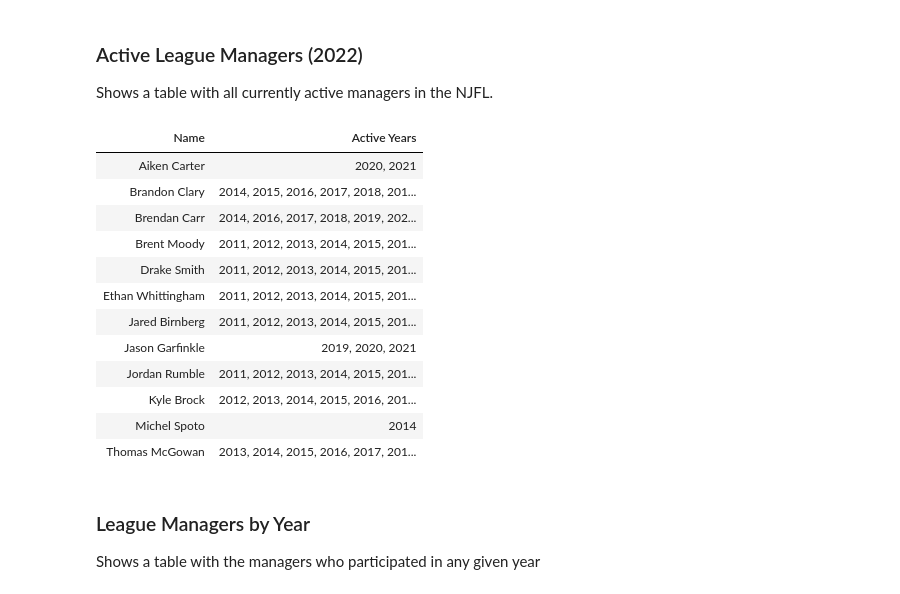
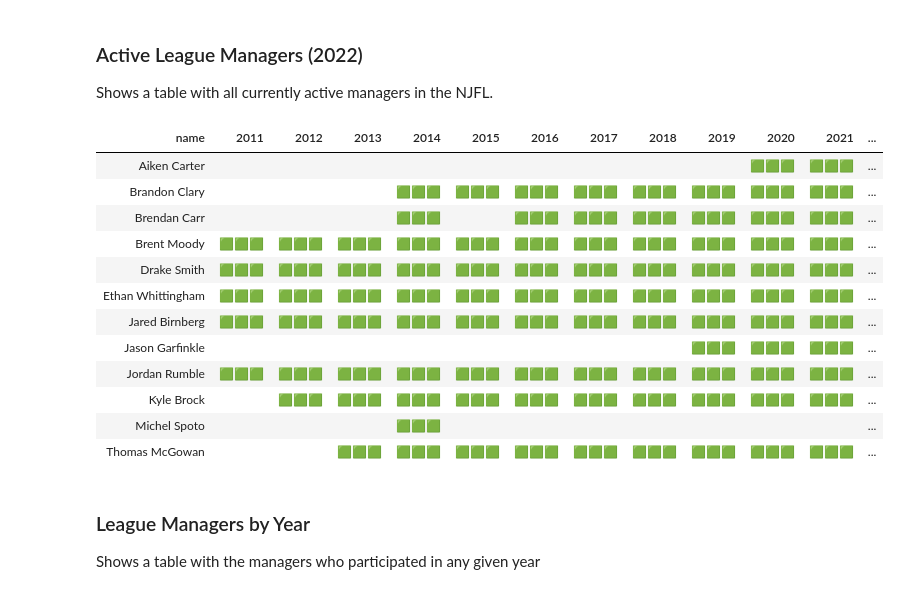
Before and after one commit to brendancarr34/fantasy-football-model, a Jupyter notebook: NJFL_Application.ipynb, the cells around one changed output. Drawn from its saved outputs; the diff is of its cells as text; code cells hidden in the pictures.

```diff
--- a/NJFL_Application.ipynb
+++ b/NJFL_Application.ipynb
@@ -829,22 +931,23 @@ app.displayLeagueManagers()
 ### Active League Managers (2022)
 
 Shows a table with all currently active managers in the NJFL.
-# %%
-app.displayActiveLeagueManagers()
-# %% [output]
-| Name | Active Years |
-| Aiken Carter | 2020, 2021 |
-| Brandon Clary | 2014, 2015, 2016, 2017, 2018, 201... |
-| Brendan Carr | 2014, 2016, 2017, 2018, 2019, 202... |
-| Brent Moody | 2011, 2012, 2013, 2014, 2015, 201... |
-| Drake Smith | 2011, 2012, 2013, 2014, 2015, 201... |
-| Ethan Whittingham | 2011, 2012, 2013, 2014, 2015, 201... |
-| Jared Birnberg | 2011, 2012, 2013, 2014, 2015, 201... |
-| Jason Garfinkle | 2019, 2020, 2021 |
-| Jordan Rumble | 2011, 2012, 2013, 2014, 2015, 201... |
-| Kyle Brock | 2012, 2013, 2014, 2015, 2016, 201... |
-| Michel Spoto | 2014 |
-| Thomas McGowan | 2013, 2014, 2015, 2016, 2017, 201... |
+# %%
+# app.displayActiveLeagueManagers()
+app.displayActiveLeagueManagers2()
+# %% [output]
+| name | 2011 | 2012 | 2013 | 2014 | 2015 | 2016 | 2017 | 2018 | 2019 | 2020 | 2021 | ... |
+| Aiken Carter |  |  |  |  |  |  |  |  |  | 🟩🟩🟩 | 🟩🟩🟩 | ... |
+| Brandon Clary |  |  |  | 🟩🟩🟩 | 🟩🟩🟩 | 🟩🟩🟩 | 🟩🟩🟩 | 🟩🟩🟩 | 🟩🟩🟩 | 🟩🟩🟩 | 🟩🟩🟩 | ... |
+| Brendan Carr |  |  |  | 🟩🟩🟩 |  | 🟩🟩🟩 | 🟩🟩🟩 | 🟩🟩🟩 | 🟩🟩🟩 | 🟩🟩🟩 | 🟩🟩🟩 | ... |
+| Brent Moody | 🟩🟩🟩 | 🟩🟩🟩 | 🟩🟩🟩 | 🟩🟩🟩 | 🟩🟩🟩 | 🟩🟩🟩 | 🟩🟩🟩 | 🟩🟩🟩 | 🟩🟩🟩 | 🟩🟩🟩 | 🟩🟩🟩 | ... |
+| Drake Smith | 🟩🟩🟩 | 🟩🟩🟩 | 🟩🟩🟩 | 🟩🟩🟩 | 🟩🟩🟩 | 🟩🟩🟩 | 🟩🟩🟩 | 🟩🟩🟩 | 🟩🟩🟩 | 🟩🟩🟩 | 🟩🟩🟩 | ... |
+| Ethan Whittingham | 🟩🟩🟩 | 🟩🟩🟩 | 🟩🟩🟩 | 🟩🟩🟩 | 🟩🟩🟩 | 🟩🟩🟩 | 🟩🟩🟩 | 🟩🟩🟩 | 🟩🟩🟩 | 🟩🟩🟩 | 🟩🟩🟩 | ... |
+| Jared Birnberg | 🟩🟩🟩 | 🟩🟩🟩 | 🟩🟩🟩 | 🟩🟩🟩 | 🟩🟩🟩 | 🟩🟩🟩 | 🟩🟩🟩 | 🟩🟩🟩 | 🟩🟩🟩 | 🟩🟩🟩 | 🟩🟩🟩 | ... |
+| Jason Garfinkle |  |  |  |  |  |  |  |  | 🟩🟩🟩 | 🟩🟩🟩 | 🟩🟩🟩 | ... |
+| Jordan Rumble | 🟩🟩🟩 | 🟩🟩🟩 | 🟩🟩🟩 | 🟩🟩🟩 | 🟩🟩🟩 | 🟩🟩🟩 | 🟩🟩🟩 | 🟩🟩🟩 | 🟩🟩🟩 | 🟩🟩🟩 | 🟩🟩🟩 | ... |
+| Kyle Brock |  | 🟩🟩🟩 | 🟩🟩🟩 | 🟩🟩🟩 | 🟩🟩🟩 | 🟩🟩🟩 | 🟩🟩🟩 | 🟩🟩🟩 | 🟩🟩🟩 | 🟩🟩🟩 | 🟩🟩🟩 | ... |
+| Michel Spoto |  |  |  | 🟩🟩🟩 |  |  |  |  |  |  |  | ... |
+| Thomas McGowan |  |  | 🟩🟩🟩 | 🟩🟩🟩 | 🟩🟩🟩 | 🟩🟩🟩 | 🟩🟩🟩 | 🟩🟩🟩 | 🟩🟩🟩 | 🟩🟩🟩 | 🟩🟩🟩 | ... |
 # %% [markdown]
 ### League Managers by Year
 
```
Also changed, not shown: parts of 24 cells of this notebook.
